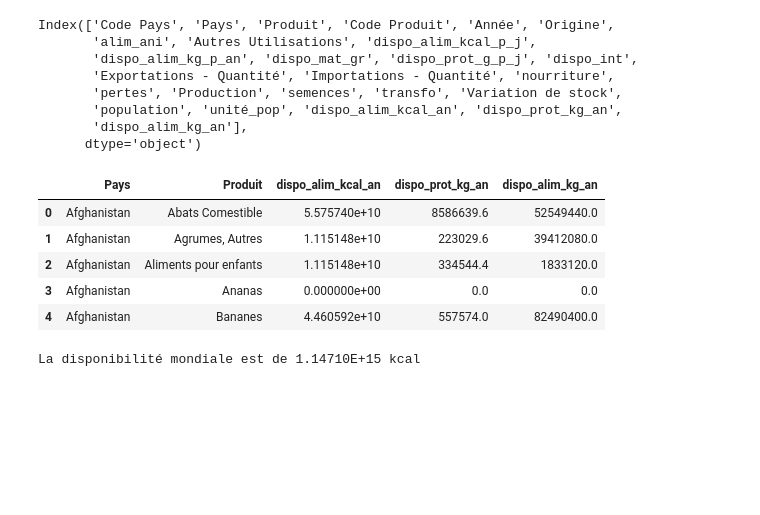
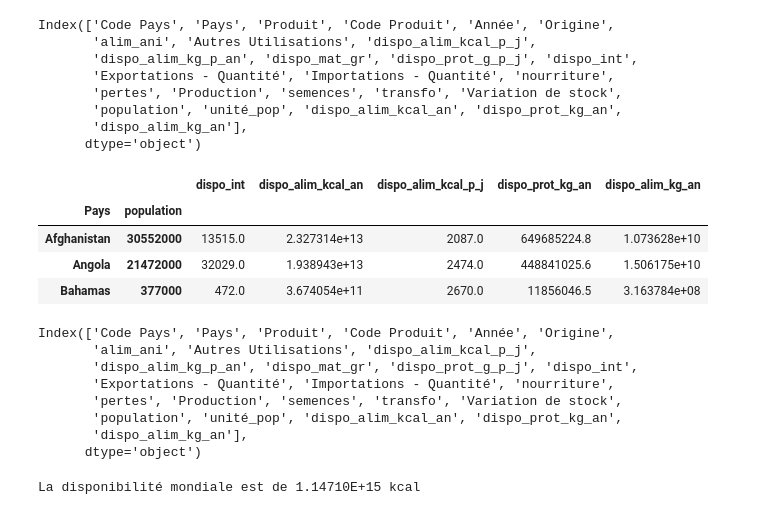
Before and after one commit to Tarik37/FAO_Project_Tarik_FengFeng, a Jupyter notebook: FAO_Data_Analyse_Fengfeng_Tarik.ipynb, the cells around one changed output. Cells and saved outputs as stored; diff of their text form; code cells hidden in the pictures; blank space fills up the shorter version.

```diff
--- a/FAO_Data_Analyse_Fengfeng_Tarik.ipynb
+++ b/FAO_Data_Analyse_Fengfeng_Tarik.ipynb
@@ -286,15 +314,31 @@ Index(['Code Pays', 'Pays', 'Produit', 'Code Produit', 'Année', 'Origine',
        'population', 'unité_pop', 'dispo_alim_kcal_an', 'dispo_prot_kg_an',
        'dispo_alim_kg_an'],
       dtype='object')
-# %%
-aliments[['Pays','Produit','dispo_alim_kcal_an','dispo_prot_kg_an','dispo_alim_kg_an']].head(5)
-# %% [output]
-|  | Pays | Produit | dispo_alim_kcal_an | dispo_prot_kg_an | dispo_alim_kg_an |
-| 0 | Afghanistan | Abats Comestible | 5.575740e+10 | 8586639.6 | 52549440.0 |
-| 1 | Afghanistan | Agrumes, Autres | 1.115148e+10 | 223029.6 | 39412080.0 |
-| 2 | Afghanistan | Aliments pour enfants | 1.115148e+10 | 334544.4 | 1833120.0 |
-| 3 | Afghanistan | Ananas | 0.000000e+00 | 0.0 | 0.0 |
-| 4 | Afghanistan | Bananes | 4.460592e+10 | 557574.0 | 82490400.0 |
+# %%
+from pandas.core.groupby import groupby
+aliments[['Pays','population','Produit','dispo_int','dispo_alim_kcal_an','dispo_alim_kcal_p_j','dispo_prot_kg_an','dispo_alim_kg_an']].groupby(['Pays','population']).sum().head(3)
+# %% [output]
+|  |  | dispo_int | dispo_alim_kcal_an | dispo_alim_kcal_p_j | dispo_prot_kg_an | dispo_alim_kg_an |
+| Pays | population |  |  |  |  |  |
+| Afghanistan | 30552000 | 13515.0 | 2.327314e+13 | 2087.0 | 649685224.8 | 1.073628e+10 |
+| Angola | 21472000 | 32029.0 | 1.938943e+13 | 2474.0 | 448841025.6 | 1.506175e+10 |
+| Bahamas | 377000 | 472.0 | 3.674054e+11 | 2670.0 | 11856046.5 | 3.163784e+08 |
+# %%
+# Calcul disponibilité alimentaire Kcal/an = dispo_alim_kcal_p_j * (population*1000) * 365
+
+aliments['dispo_alim_kcal_an'] = round((aliments['dispo_alim_kcal_p_j'] * (aliments['population'])) * 365,1)
+aliments['dispo_prot_kg_an'] = round(((aliments['dispo_prot_g_p_j'] /1000) * aliments['population'] * 365),1)
+aliments['dispo_alim_kg_an'] = (aliments['dispo_alim_kg_p_an'] * aliments['population'])
+aliments.columns
+# %% [output]
+Index(['Code Pays', 'Pays', 'Produit', 'Code Produit', 'Année', 'Origine',
+       'alim_ani', 'Autres Utilisations', 'dispo_alim_kcal_p_j',
+       'dispo_alim_kg_p_an', 'dispo_mat_gr', 'dispo_prot_g_p_j', 'dispo_int',
+       'Exportations - Quantité', 'Importations - Quantité', 'nourriture',
+       'pertes', 'Production', 'semences', 'transfo', 'Variation de stock',
+       'population', 'unité_pop', 'dispo_alim_kcal_an', 'dispo_prot_kg_an',
+       'dispo_alim_kg_an'],
+      dtype='object')
 # %%
 # La disponibilité mondiale en Kcal
 print("La disponibilité mondiale est de "+'{:.5E} kcal'.format(aliments['dispo_alim_kcal_an'].sum()))
```
Also changed, not shown: parts of 21 cells of this notebook.
